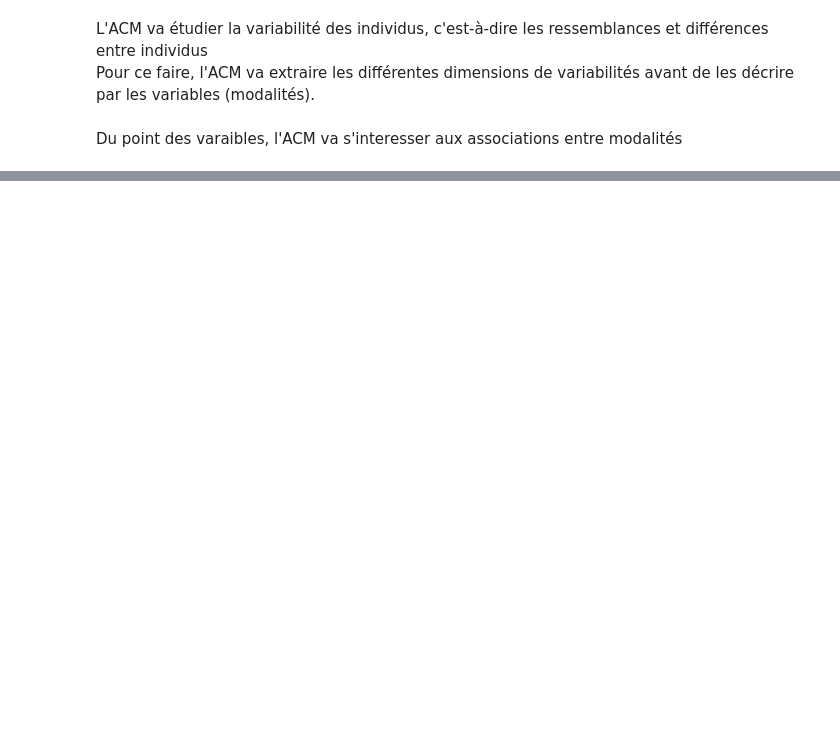
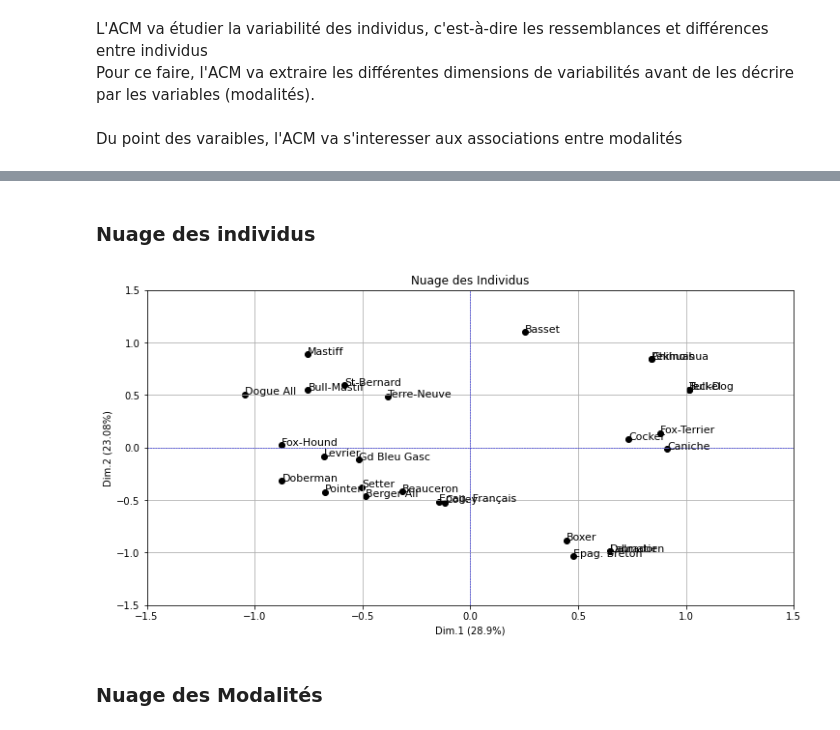
Before and after one commit to KafaloAlex/Stats_Python, a Jupyter notebook: ACM/ACM.ipynb, the cells around one changed output, grey strips where cells are left out. Cells and saved outputs as stored; diff of their text form; code cells hidden in the pictures; blank space fills up the shorter version.

```diff
--- a/ACM/ACM.ipynb
+++ b/ACM/ACM.ipynb
@@ -106,0 +177,39 @@ Du point des varaibles, l'ACM va s'interesser aux associations entre modalités
+# %% [markdown]
+### Nuage des individus
+# %%
+# fs_r => Coordonnées Factorielles
+coord_i = pd.DataFrame(mca.fs_r(N=percent_eigen.shape[0]), index=df.index, columns=index)
+
+def mca_plot_i(df, eigen, axe_i, axe_j, title, figsize=None):
+    try:
+        if axe_i==axe_j:
+            raise ValueError('Erreur: axei doit être différent de axej.')
+        elif axe_i>axe_j:
+            raise ValueError('Erreur: axei doit être inférieur à axej.')
+        elif axe_i<0 or axe_j<0:
+            msg = 'Erreur: les valeurs des axes doivent être positives ou nulles.'
+            raise ValueError(msg)
+        else:
+            n = df.shape[0]
+            percent = np.array([100*x/sum(eigen) for x in eigen])
+            dim_i, dim_j = round(percent[axe_i],2), round(percent[axe_j],2)
+            fig, axes = plt.subplots(figsize = figsize)
+            axes.grid()
+            axes.axis([-1.5,1.5,-1.5,1.5])
+            axes.set_title(title)
+            axes.set_xlabel(f"Dim.{1+axe_i} ({dim_i}%)")
+            axes.set_ylabel(f"Dim.{1+axe_j} ({dim_j}%)")
+            for i in range(n):
+                plt.scatter(df.iloc[i,axe_i], df.iloc[i,axe_j],c = "black", alpha = 1)
+                axes.text(df.iloc[i,axe_i], df.iloc[i,axe_j], df.index[i],color = "black", fontsize = 11)
+            plt.axhline(0, color='blue',linestyle="--", linewidth=0.5)
+            plt.axvline(0, color='blue',linestyle="--", linewidth=0.5)
+            plt.show()
+    except ValueError as e:
+        print(e)
+
+mca_plot_i(df=coord_i, eigen=mca.L, axe_i=0, axe_j=1, title='Nuage des Individus', figsize=(12, 6))
+# %% [output]
+[figure, added]
+# %% [markdown]
+### Nuage des Modalités
```
Also changed, not shown: parts of 20 cells of this notebook.
